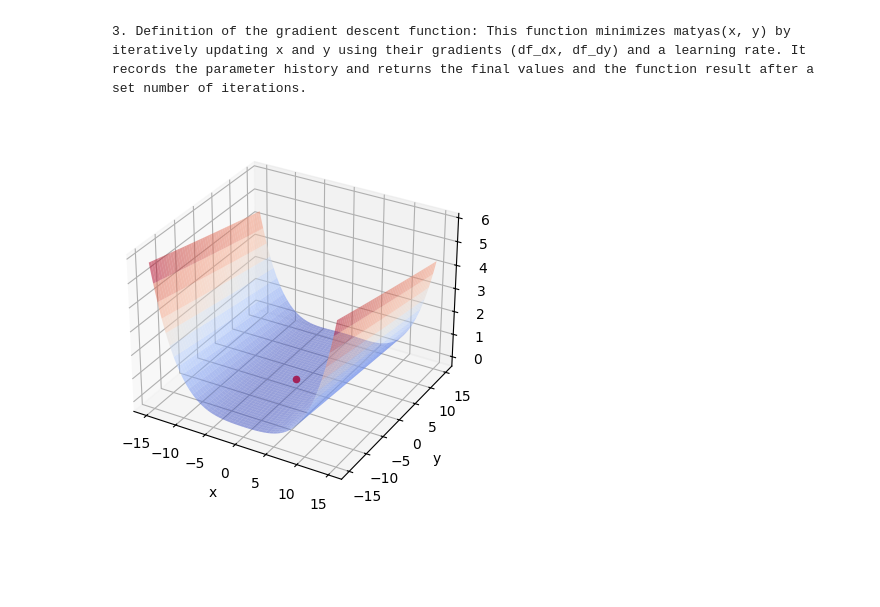
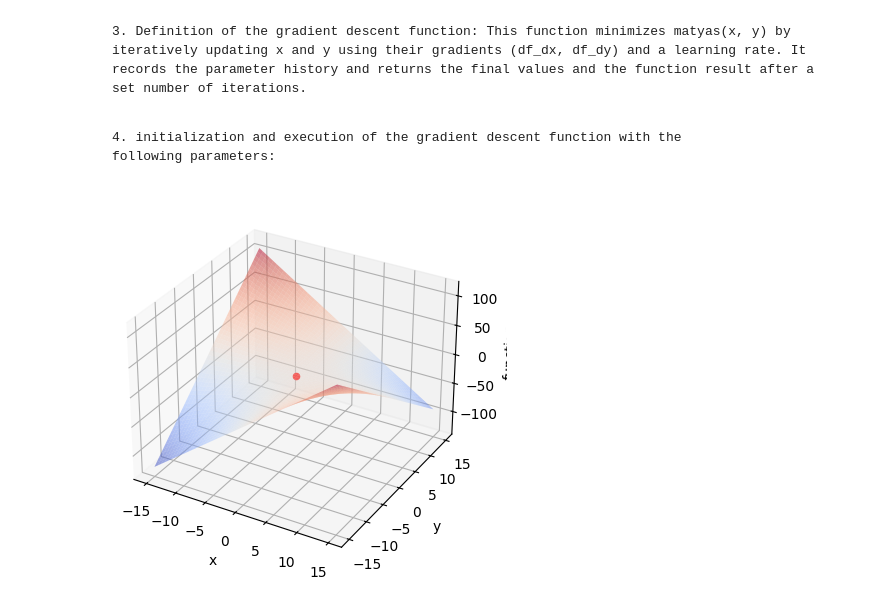
Before and after one commit to oscar-200/HW_1-Gradient_descent, a Jupyter notebook: TI_1_HW1.ipynb, the cells around one changed output. Drawn from its saved outputs; the diff is of its cells as text; code cells hidden in the pictures; blank space fills up the shorter version.

````diff
--- a/TI_1_HW1.ipynb
+++ b/TI_1_HW1.ipynb
@@ -60,8 +60,9 @@ where:
 ```
 # %%
 # Function to be optimized
-def rosenbrock(x, y):
-    return 100*(y-x**2)**2+(x-1)**2
+
+def matyas(x, y):
+    return 0.26 * (x*2 + y*2) - 0.48 * x * y
 # %% [markdown]
 ```markdown
 2. Define the partial derivatives of the function with respect to x and y
@@ -105,0 +105,4 @@ def gradient_descent(start_x, start_y, learning_rate, num_iterations):
+# %% [markdown]
+```markdown
+4. initialization and execution of the gradient descent function with the following parameters:
+```
@@ -106,20 +116,20 @@ def gradient_descent(start_x, start_y, learning_rate, num_iterations):
 # %%
 # Plot the results
 x_range = np.arange(-15, 15, 0.1)
 y_range = np.arange(-15, 15, 0.1)
 
 X, Y = np.meshgrid(x_range, y_range)
-Z = rosenbrock(X,Y)
+Z = matyas(X,Y)
 
 fig = plt.figure()
 ax = fig.add_subplot(111, projection='3d')
 ax.plot_surface(X, Y, Z, cmap='coolwarm', alpha=0.5)
 
 ax.scatter(0,0,0, c='r', marker='o')
 
 ax.set_xlabel('x')
 ax.set_ylabel('y')
 ax.set_zlabel('function')
 plt.show()
 # %% [output]
-[figure, old version]
+[figure, new version]
````
Also changed, not shown: parts of 4 cells of this notebook.
